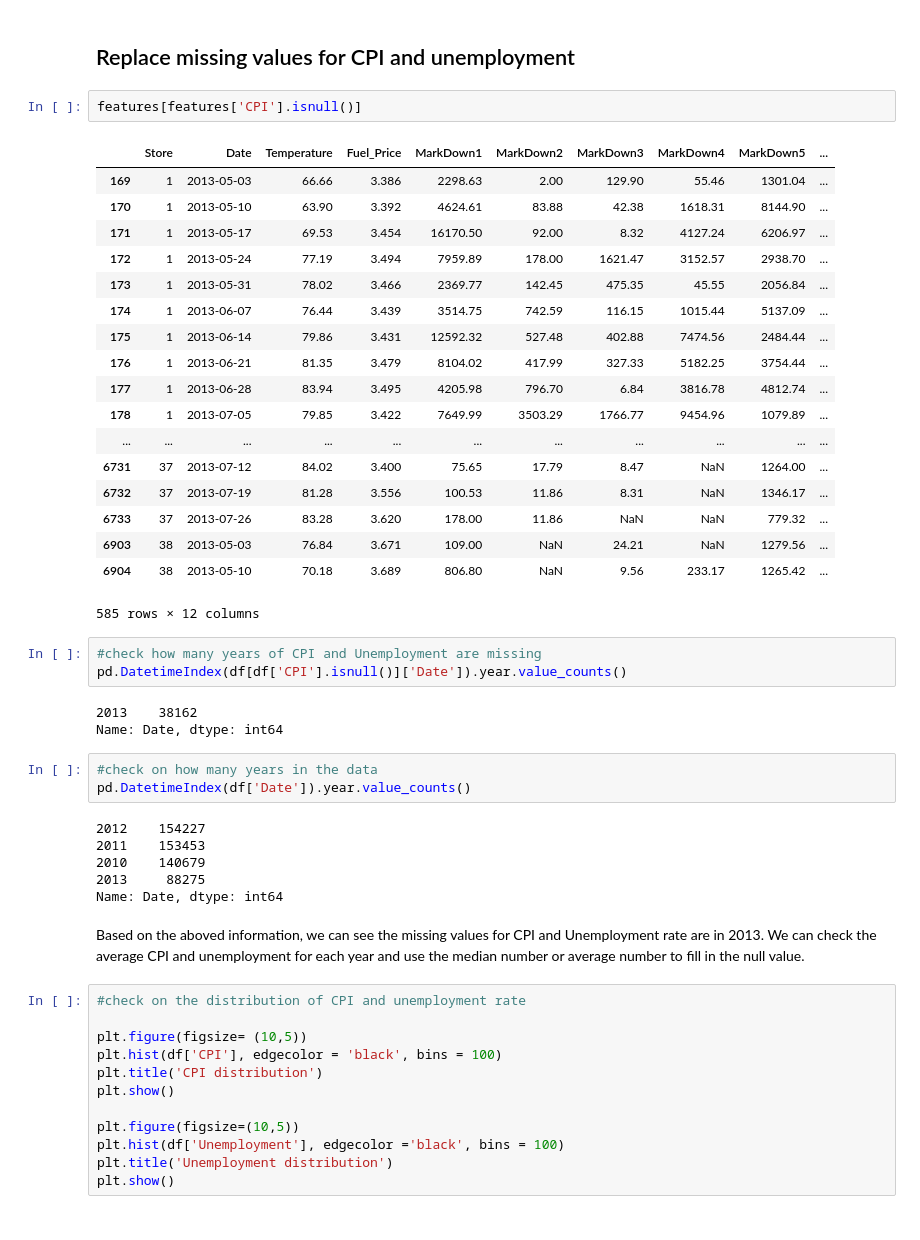
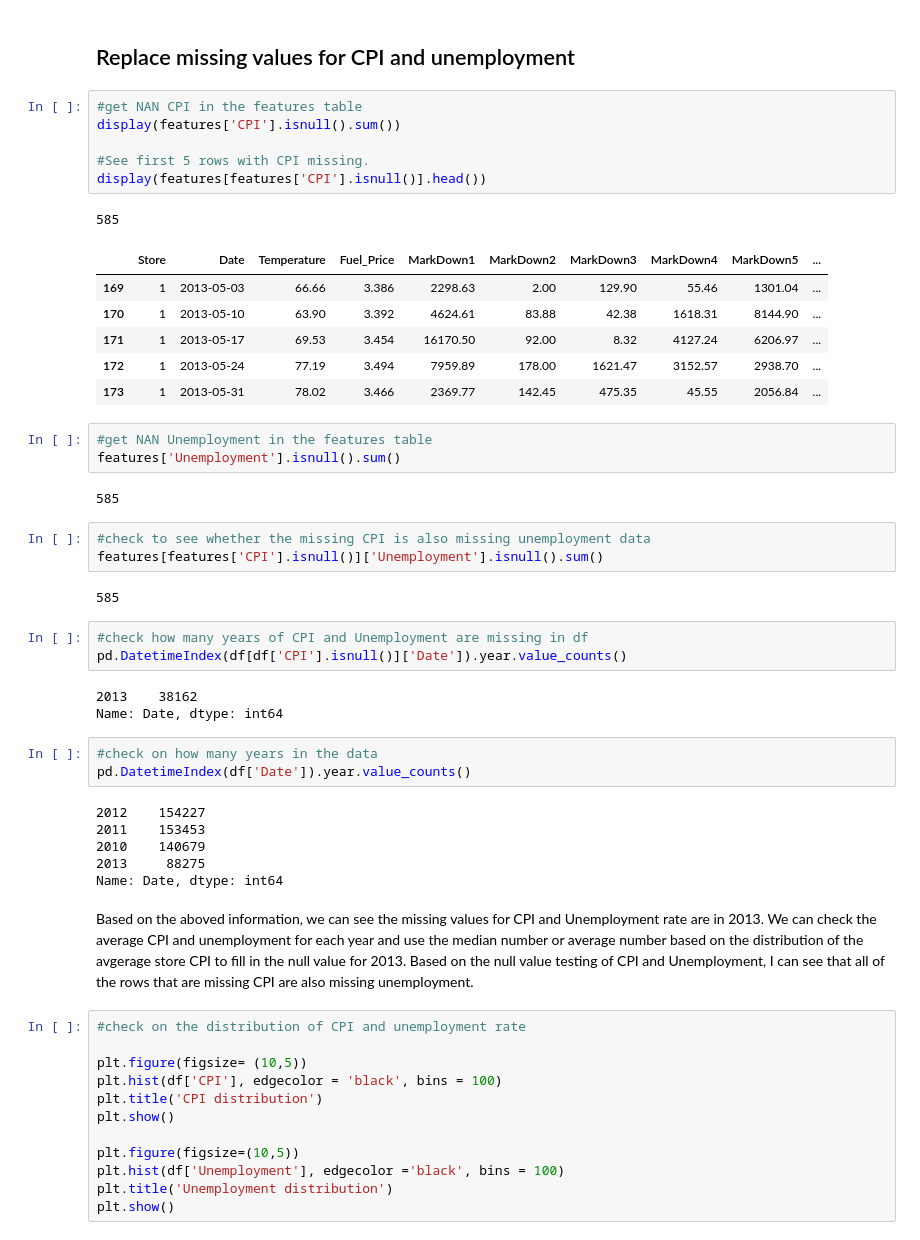
Before and after one commit to terrancexia/Walmart-Store-Sales-Forecast, a Jupyter notebook: Walmart Store Sales Forecast .ipynb, the cells around one changed output. Cells and saved outputs as stored; diff of their text form.

Commit message:
data cleaning part 2

```diff
--- a/Walmart Store Sales Forecast .ipynb
+++ b/Walmart Store Sales Forecast .ipynb
@@ -239,29 +241,32 @@ type(df['Date'][0])
 pandas._libs.tslibs.timestamps.Timestamp
 # %% [markdown]
 ## Replace missing values for CPI and unemployment
-# %%
-features[features['CPI'].isnull()]
-# %% [output]
-|  | Store | Date | Temperature | Fuel_Price | MarkDown1 | MarkDown2 | MarkDown3 | MarkDown4 | MarkDown5 | ... |
-| 169 | 1 | 2013-05-03 | 66.66 | 3.386 | 2298.63 | 2.00 | 129.90 | 55.46 | 1301.04 | ... |
-| 170 | 1 | 2013-05-10 | 63.90 | 3.392 | 4624.61 | 83.88 | 42.38 | 1618.31 | 8144.90 | ... |
-| 171 | 1 | 2013-05-17 | 69.53 | 3.454 | 16170.50 | 92.00 | 8.32 | 4127.24 | 6206.97 | ... |
-| 172 | 1 | 2013-05-24 | 77.19 | 3.494 | 7959.89 | 178.00 | 1621.47 | 3152.57 | 2938.70 | ... |
-| 173 | 1 | 2013-05-31 | 78.02 | 3.466 | 2369.77 | 142.45 | 475.35 | 45.55 | 2056.84 | ... |
-| 174 | 1 | 2013-06-07 | 76.44 | 3.439 | 3514.75 | 742.59 | 116.15 | 1015.44 | 5137.09 | ... |
-| 175 | 1 | 2013-06-14 | 79.86 | 3.431 | 12592.32 | 527.48 | 402.88 | 7474.56 | 2484.44 | ... |
-| 176 | 1 | 2013-06-21 | 81.35 | 3.479 | 8104.02 | 417.99 | 327.33 | 5182.25 | 3754.44 | ... |
-| 177 | 1 | 2013-06-28 | 83.94 | 3.495 | 4205.98 | 796.70 | 6.84 | 3816.78 | 4812.74 | ... |
-| 178 | 1 | 2013-07-05 | 79.85 | 3.422 | 7649.99 | 3503.29 | 1766.77 | 9454.96 | 1079.89 | ... |
-| ... | ... | ... | ... | ... | ... | ... | ... | ... | ... | ... |
-| 6731 | 37 | 2013-07-12 | 84.02 | 3.400 | 75.65 | 17.79 | 8.47 | NaN | 1264.00 | ... |
-| 6732 | 37 | 2013-07-19 | 81.28 | 3.556 | 100.53 | 11.86 | 8.31 | NaN | 1346.17 | ... |
-| 6733 | 37 | 2013-07-26 | 83.28 | 3.620 | 178.00 | 11.86 | NaN | NaN | 779.32 | ... |
-| 6903 | 38 | 2013-05-03 | 76.84 | 3.671 | 109.00 | NaN | 24.21 | NaN | 1279.56 | ... |
-| 6904 | 38 | 2013-05-10 | 70.18 | 3.689 | 806.80 | NaN | 9.56 | 233.17 | 1265.42 | ... |
-585 rows × 12 columns
+# %%
+#get NAN CPI in the features table
+display(features['CPI'].isnull().sum())
+
+#See first 5 rows with CPI missing.
+display(features[features['CPI'].isnull()].head())
+# %% [output]
+585
+|  | Store | Date | Temperature | Fuel_Price | MarkDown1 | MarkDown2 | MarkDown3 | MarkDown4 | MarkDown5 | ... |
+| 169 | 1 | 2013-05-03 | 66.66 | 3.386 | 2298.63 | 2.00 | 129.90 | 55.46 | 1301.04 | ... |
+| 170 | 1 | 2013-05-10 | 63.90 | 3.392 | 4624.61 | 83.88 | 42.38 | 1618.31 | 8144.90 | ... |
+| 171 | 1 | 2013-05-17 | 69.53 | 3.454 | 16170.50 | 92.00 | 8.32 | 4127.24 | 6206.97 | ... |
+| 172 | 1 | 2013-05-24 | 77.19 | 3.494 | 7959.89 | 178.00 | 1621.47 | 3152.57 | 2938.70 | ... |
+| 173 | 1 | 2013-05-31 | 78.02 | 3.466 | 2369.77 | 142.45 | 475.35 | 45.55 | 2056.84 | ... |
+# %%
+#get NAN Unemployment in the features table
+features['Unemployment'].isnull().sum()
+# %% [output]
+585
+# %%
+#check to see whether the missing CPI is also missing unemployment data
+features[features['CPI'].isnull()]['Unemployment'].isnull().sum()
+# %% [output]
+585
 # %%
-#check how many years of CPI and Unemployment are missing
+#check how many years of CPI and Unemployment are missing in df
 pd.DatetimeIndex(df[df['CPI'].isnull()]['Date']).year.value_counts()
 # %% [output]
 2013    38162
@@ -276,7 +281,7 @@ pd.DatetimeIndex(df['Date']).year.value_counts()
 2013     88275
 Name: Date, dtype: int64
 # %% [markdown]
-Based on the aboved information, we can see the missing values for CPI and Unemployment rate are in 2013. We can check the average CPI and unemployment for each year and use the median number or average number to fill in the null value.
+Based on the aboved information, we can see the missing values for CPI and Unemployment rate are in 2013. We can check the average CPI and unemployment for each year and use the median number or average number based on the distribution of the avgerage store CPI to fill in the null value for 2013. Based on the null value testing of CPI and Unemployment, I can see that all of the rows that are missing CPI are also missing unemployment.
 # %%
 #check on the distribution of CPI and unemployment rate
 
```
Also changed, not shown: parts of 21 cells of this notebook.
